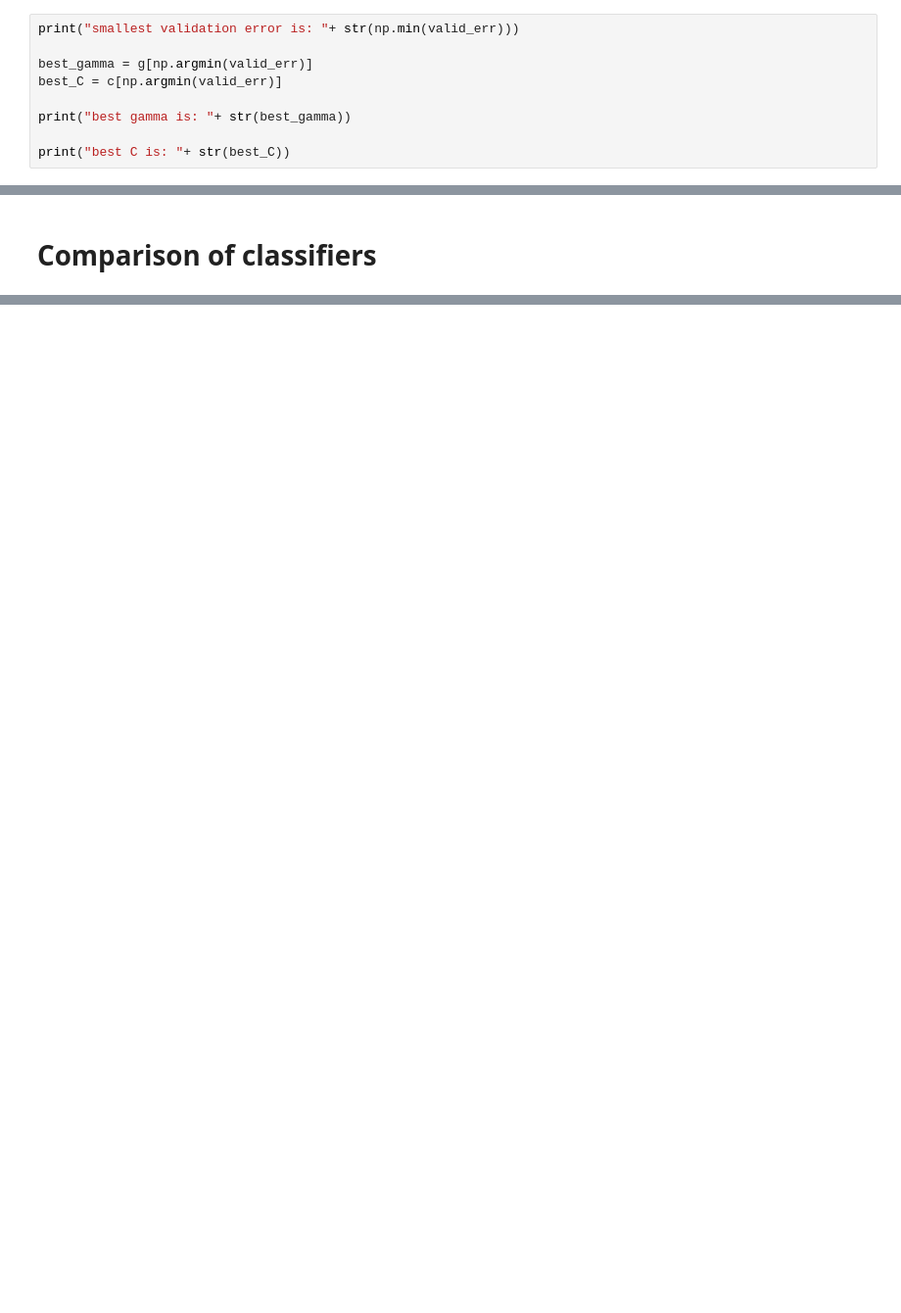
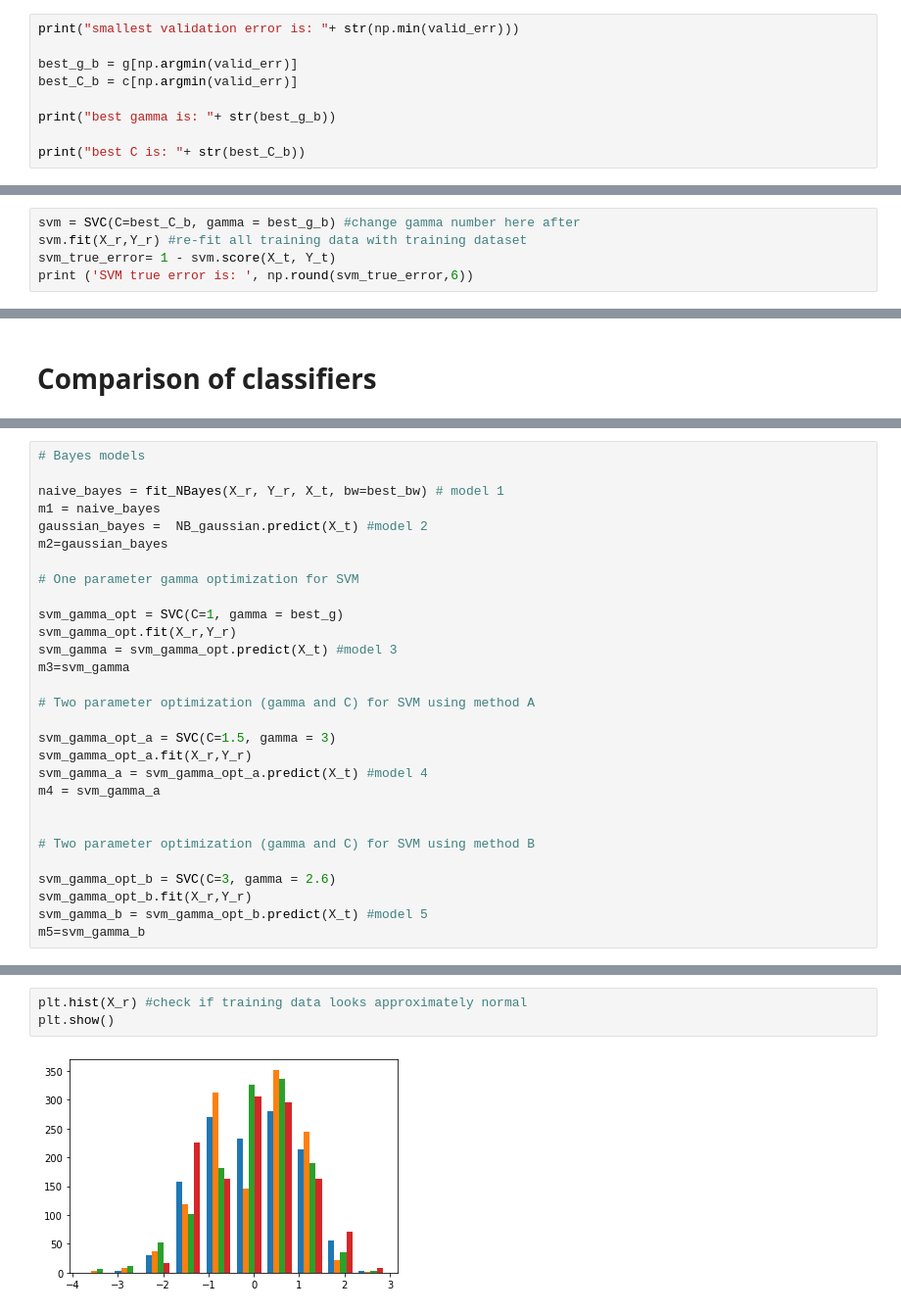
Before and after one commit to Migaalee/machine_learning, a Jupyter notebook: Assignment1_AA.ipynb, the cells around one changed output, grey strips where cells are left out. Shown: that part at 98% size. Drawn from its saved outputs; the diff is of its cells as text; blank space fills up the shorter version.

```diff
--- a/Assignment1_AA.ipynb
+++ b/Assignment1_AA.ipynb
@@ -653,12 +541,12 @@ for gamma, C in zip(g, c):
 # %%
 print("smallest validation error is: "+ str(np.min(valid_err)))
 
-best_gamma = g[np.argmin(valid_err)]
-best_C = c[np.argmin(valid_err)]
+best_g_b = g[np.argmin(valid_err)]
+best_C_b = c[np.argmin(valid_err)]
 
-print("best gamma is: "+ str(best_gamma))
+print("best gamma is: "+ str(best_g_b))
 
-print("best C is: "+ str(best_C))
+print("best C is: "+ str(best_C_b))
 # %% [output]
 smallest validation error is: 0.029686746987951797
 best gamma is: 2.6000000000000005
@@ -665,0 +556,5 @@ best C is: 3.0
+# %%
+svm = SVC(C=best_C_b, gamma = best_g_b) #change gamma number here after
+svm.fit(X_r,Y_r) #re-fit all training data with training dataset
+svm_true_error= 1 - svm.score(X_t, Y_t)
+print ('SVM true error is: ', np.round(svm_true_error,6))
@@ -671,0 +569,29 @@ Calculate
+# %%
+# Bayes models
+
+naive_bayes = fit_NBayes(X_r, Y_r, X_t, bw=best_bw) # model 1
+m1 = naive_bayes
+gaussian_bayes =  NB_gaussian.predict(X_t) #model 2
+m2=gaussian_bayes
+
+# One parameter gamma optimization for SVM
+
+svm_gamma_opt = SVC(C=1, gamma = best_g)
+svm_gamma_opt.fit(X_r,Y_r)
+svm_gamma = svm_gamma_opt.predict(X_t) #model 3
+m3=svm_gamma
+
+# Two parameter optimization (gamma and C) for SVM using method A
+
+svm_gamma_opt_a = SVC(C=1.5, gamma = 3)
+svm_gamma_opt_a.fit(X_r,Y_r)
+svm_gamma_a = svm_gamma_opt_a.predict(X_t) #model 4
+m4 = svm_gamma_a
+
+
+# Two parameter optimization (gamma and C) for SVM using method B
+
+svm_gamma_opt_b = SVC(C=3, gamma = 2.6)
+svm_gamma_opt_b.fit(X_r,Y_r)
+svm_gamma_b = svm_gamma_opt_b.predict(X_t) #model 5
+m5=svm_gamma_b
@@ -671,0 +602,5 @@ Calculate
+# %%
+plt.hist(X_r) #check if training data looks approximately normal
+plt.show()
+# %% [output]
+[figure, added]
```
Also changed, not shown: parts of 23 cells of this notebook.
